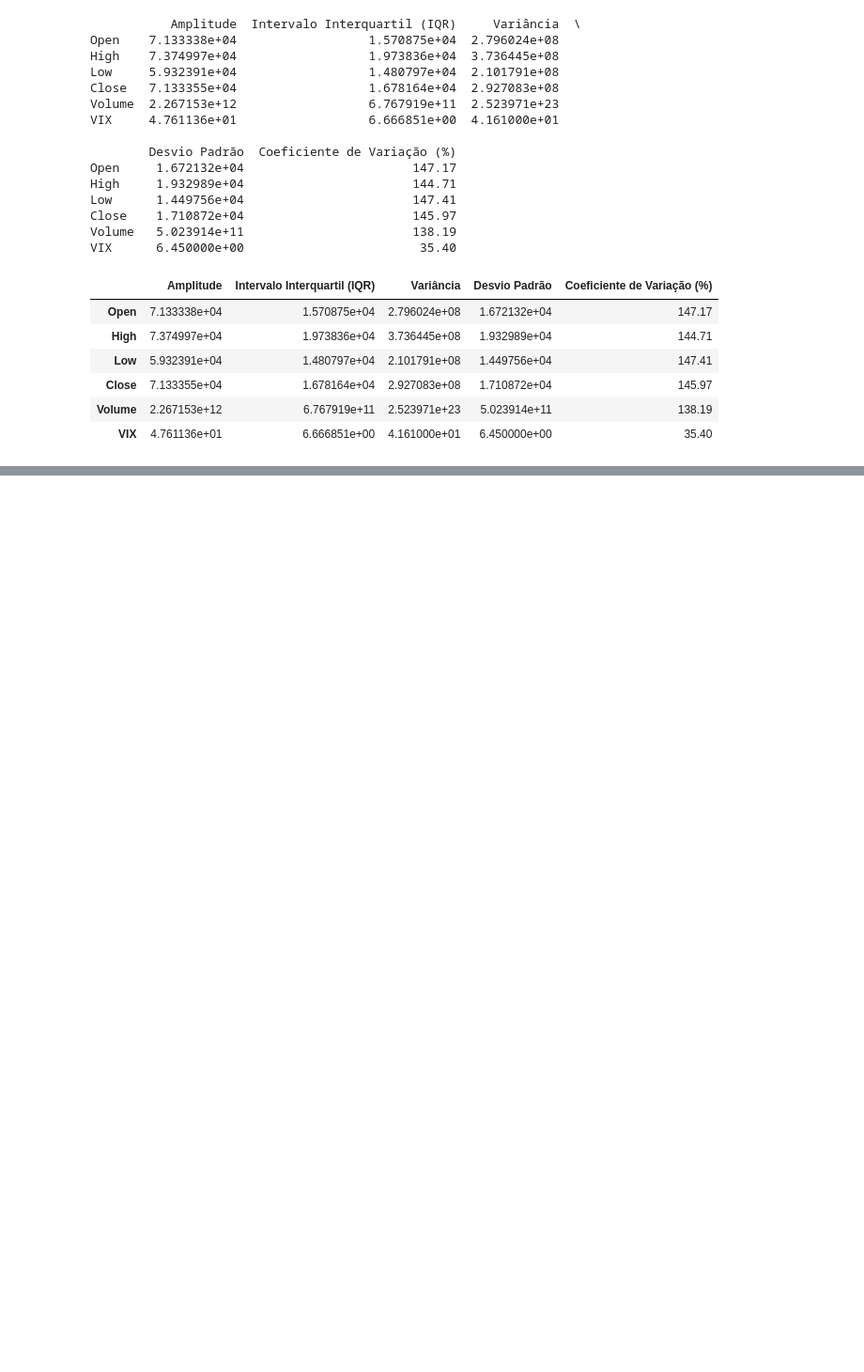
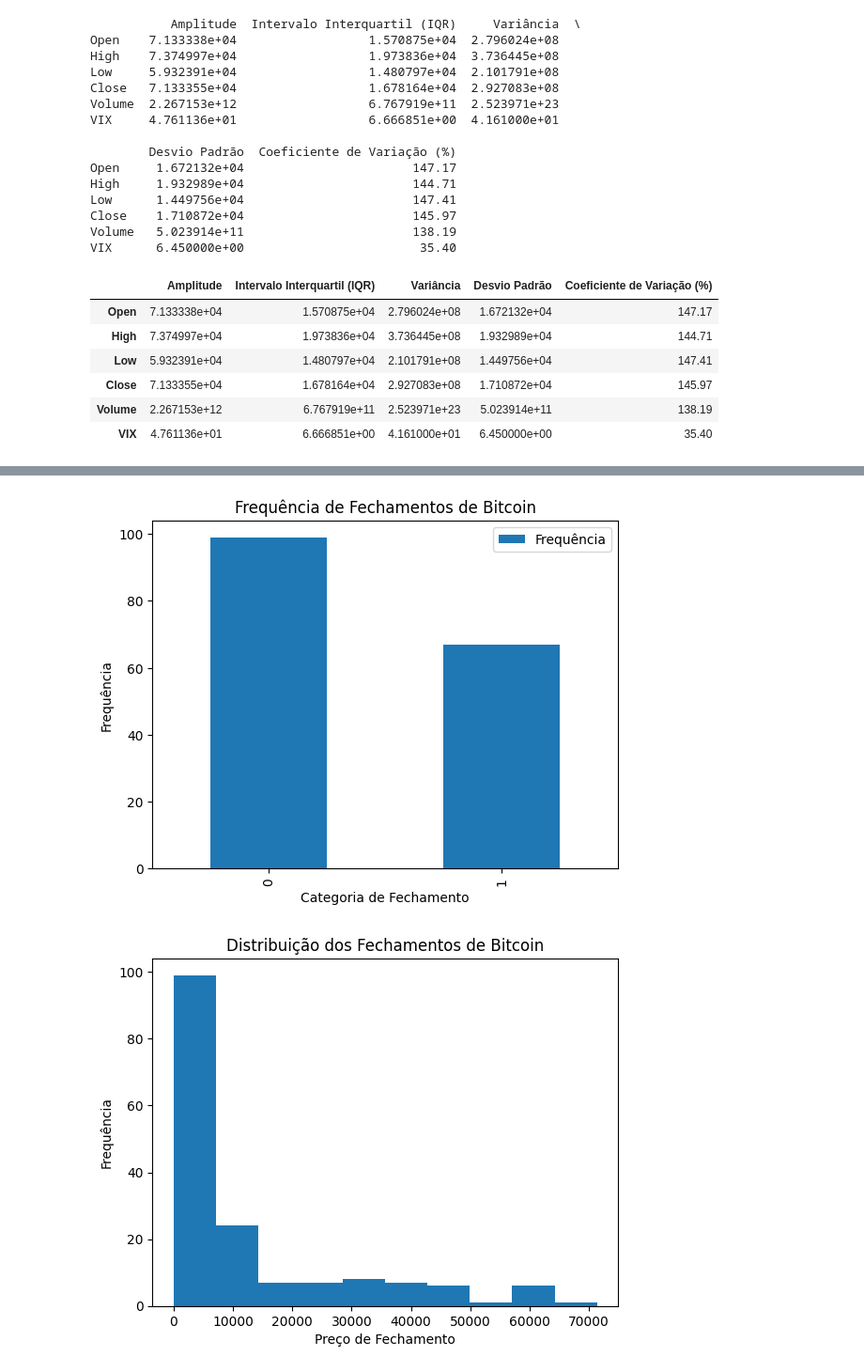
Before and after one commit to HerbGlrt/BTC-Statistic-Analysis, a Jupyter notebook: Estatistica.ipynb, the cells around one changed output, grey strips where cells are left out. Shown at 94% size. Drawn from its saved outputs; the diff is of its cells as text; code cells hidden in the pictures; blank space fills up the shorter version.

```diff
--- a/Estatistica.ipynb
+++ b/Estatistica.ipynb
@@ -220,0 +237,18 @@ Name: count, dtype: int64
+# %%
+# Calcular a frequência das categorias da variável qualitativa 'Fechamento'
+freq_qualitative = df['Fechamento'].value_counts()
+
+# Calcular a frequência das categorias da variável qualitativa 'Fechamento'
+freq_qualitative = df['Fechamento'].value_counts().reset_index()
+freq_qualitative.columns = ['Categoria', 'Frequência']
+
+# Calcular a frequência dos valores da variável quantitativa 'Close'
+freq_quantitative = pd.cut(df['Close'], bins=10).value_counts().reset_index()
+freq_quantitative.columns = ['Intervalo de Fechamento', 'Frequência']
+
+# Exibir os resultados
+print("Frequência da variável qualitativa (Fechamento):")
+print(freq_qualitative)
+
+print("\nFrequência da variável quantitativa (Close):")
+print(freq_quantitative)
@@ -220,0 +273,18 @@ Name: count, dtype: int64
+# %%
+
+# Gráfico de barras para a variável qualitativa
+freq_qualitative.plot(kind='bar')
+plt.title('Frequência de Fechamentos de Bitcoin')
+plt.xlabel('Categoria de Fechamento')
+plt.ylabel('Frequência')
+plt.show()
+
+# Histograma para a variável quantitativa
+df['Close'].plot(kind='hist', bins=10)
+plt.title('Distribuição dos Fechamentos de Bitcoin')
+plt.xlabel('Preço de Fechamento')
+plt.ylabel('Frequência')
+plt.show()
+# %% [output]
+[figure, added]
+[figure, added]
```
Also changed, not shown: parts of 4 cells of this notebook.
